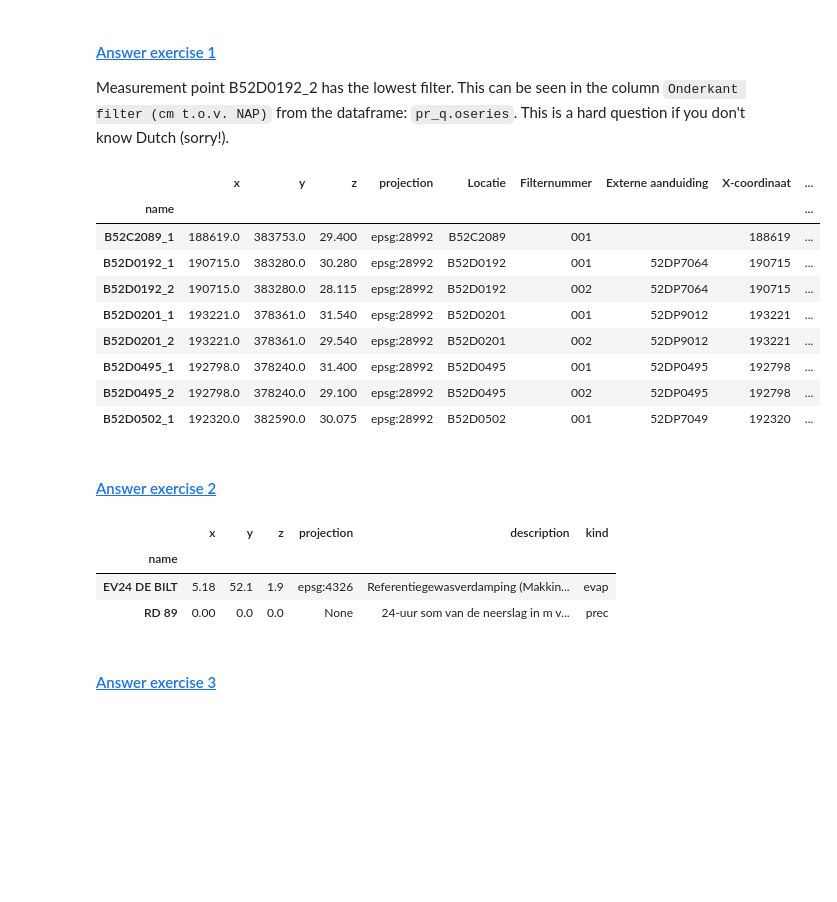
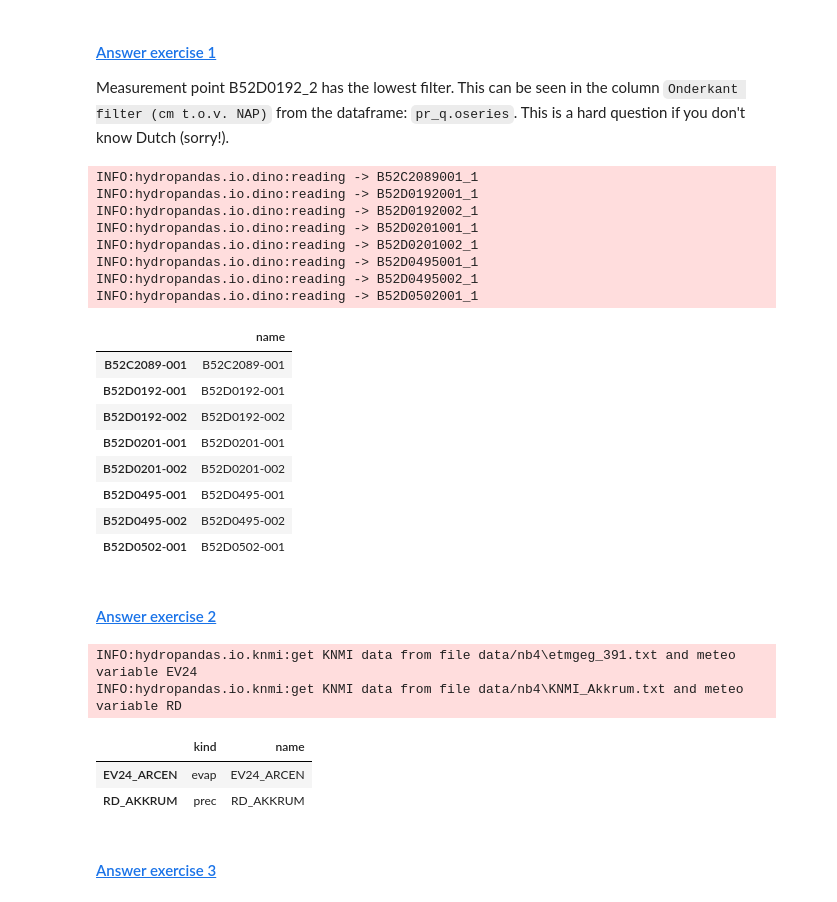
Before and after one commit to MAMBA-python/course-material, a Jupyter notebook: Exercise_notebooks/On_topic/19_pastas/4_pastastore.ipynb, the cells around one changed output. Cells and saved outputs as stored; diff of their text form; code cells hidden in the pictures; blank space fills up the shorter version.

```diff
--- a/Exercise_notebooks/On_topic/19_pastas/4_pastastore.ipynb
+++ b/Exercise_notebooks/On_topic/19_pastas/4_pastastore.ipynb
@@ -25,7 +26,7 @@ if version.parse(ps.__version__) < version.parse('0.16.0'):
 # %%
 # create an empty Pastastore
 conn = pst.DictConnector("pastastore")
-store = pst.PastaStore("pastastore", conn)
+store = pst.PastaStore(conn)
 store
 # %% [output]
 <PastaStore> pastastore:
@@ -39,8 +40,8 @@ datapath = r'data/nb4'
 files = [x for x in os.listdir(datapath) if x.endswith('_1.csv')]
 for file in files:
     fname = os.path.join(datapath,file)
-    series = ps.read_dino(fname)
-    store.add_oseries(series.series_original.dropna(), name=series.name, metadata=series.metadata)
+    series = hpd.GroundwaterObs.from_dino(fname)
+    store.add_oseries(series['stand_m_tov_nap'].dropna(), name=series.name,metadata={'x':series.x, 'y':series.y})
 
 # show the contents of pr.oseries
 store.oseries
@@ -60,14 +63,14 @@ Create a pastastore. Add the observations in the `data/nb4/ex1` directory to the
 We can also add stresses to a pastastore using the `store.add_stress` method. We use the `kind=` argument to tell what kind of stress we add. We add the precipitation-series as `kind='prec'` and the evaporation-series as `kind='evap'`. Stresses are added to `store.stresses`, which is a Pandas DataFrame (just like `store.oseries`). Metadata provided to add_series is shown in the other columns of `store.stresses`.
 # %%
 # add evaporation
-fname = os.path.join(datapath,'KNMI_Bilt.txt')
-series = ps.read_knmi(fname, variables='EV24')
-store.add_stress(series.series_original, name=series.name, kind='evap', metadata=series.metadata)
+fname = os.path.join(datapath,'etmgeg_391.txt')
+series = hpd.MeteoObs.from_knmi('EV24', fname=fname)
+store.add_stress(series, name=series.name, kind='evap', metadata={'x':series.x, 'y':series.y})
 
 # add precipitation
 fname = os.path.join(datapath,'KNMI_Akkrum.txt')
-series = ps.read_knmi(fname, variables='RD')
-store.add_stress(series.series_original, name=series.name, kind='prec', metadata=series.metadata)
+series = hpd.MeteoObs.from_knmi('RD', fname=fname)
+store.add_stress(series, name=series.name, kind='prec', metadata={'x':series.x, 'y':series.y})
 
 # show the stresses inside the pastastore
 store.stresses
@@ -195,51 +201,58 @@ Measurement point B52D0192_2 has the lowest filter. This can be seen in the colu
 # %%
 # add the observations in all the files in the data-directory that end with _1.csv
 conn2 = pst.DictConnector("data_nb4")
-store2 = pst.PastaStore("data_nb4", conn2)
+store2 = pst.PastaStore(conn2)
 
 datapath2 = r'data/nb4/ex1'
 files = [x for x in os.listdir(datapath2) if x.endswith('_1.csv')]
 for file in files:
     fname = os.path.join(datapath2,file)
-    series = ps.read_dino(fname)
-    store2.add_oseries(series.series_original, name=series.name, metadata=series.metadata)
+    series = hpd.GroundwaterObs.from_dino(fname)
+    store2.add_oseries(series['stand_m_tov_nap'], name=series.name)
 
 # show the contents of pr.oseries
 store2.oseries
 # %% [output]
+INFO:hydropandas.io.dino:reading -> B52C2089001_1
+INFO:hydropandas.io.dino:reading -> B52D0192001_1
+INFO:hydropandas.io.dino:reading -> B52D0192002_1
+INFO:hydropandas.io.dino:reading -> B52D0201001_1
+INFO:hydropandas.io.dino:reading -> B52D0201002_1
+INFO:hydropandas.io.dino:reading -> B52D0495001_1
+INFO:hydropandas.io.dino:reading -> B52D0495002_1
+INFO:hydropandas.io.dino:reading -> B52D0502001_1
-|  | x | y | z | projection | Locatie | Filternummer | Externe aanduiding | X-coordinaat | ... |
-| name |  |  |  |  |  |  |  |  | ... |
-| B52C2089_1 | 188619.0 | 383753.0 | 29.400 | epsg:28992 | B52C2089 | 001 |  | 188619 | ... |
-| B52D0192_1 | 190715.0 | 383280.0 | 30.280 | epsg:28992 | B52D0192 | 001 | 52DP7064 | 190715 | ... |
-| B52D0192_2 | 190715.0 | 383280.0 | 28.115 | epsg:28992 | B52D0192 | 002 | 52DP7064 | 190715 | ... |
-| B52D0201_1 | 193221.0 | 378361.0 | 31.540 | epsg:28992 | B52D0201 | 001 | 52DP9012 | 193221 | ... |
-| B52D0201_2 | 193221.0 | 378361.0 | 29.540 | epsg:28992 | B52D0201 | 002 | 52DP9012 | 193221 | ... |
-| B52D0495_1 | 192798.0 | 378240.0 | 31.400 | epsg:28992 | B52D0495 | 001 | 52DP0495 | 192798 | ... |
-| B52D0495_2 | 192798.0 | 378240.0 | 29.100 | epsg:28992 | B52D0495 | 002 | 52DP0495 | 192798 | ... |
-| B52D0502_1 | 192320.0 | 382590.0 | 30.075 | epsg:28992 | B52D0502 | 001 | 52DP7049 | 192320 | ... |
+|  | name |
+| B52C2089-001 | B52C2089-001 |
+| B52D0192-001 | B52D0192-001 |
+| B52D0192-002 | B52D0192-002 |
+| B52D0201-001 | B52D0201-001 |
+| B52D0201-002 | B52D0201-002 |
+| B52D0495-001 | B52D0495-001 |
+| B52D0495-002 | B52D0495-002 |
+| B52D0502-001 | B52D0502-001 |
 # %% [markdown]
 #### <a href="#ex2">Answer exercise 2</a> <a name="ans2"></a>
 # %%
 datapath2 = r'data/nb4'
 
 # add evaporation
-fname = os.path.join(datapath,'KNMI_Bilt.txt')
-series = ps.read_knmi(fname, variables='EV24')
-store2.add_stress(series.series_original, name=series.name, kind='evap', metadata=series.metadata)
+fname = os.path.join(datapath,'etmgeg_391.txt')
+series = hpd.MeteoObs.from_knmi('EV24', fname=fname)
+store2.add_stress(series, name=series.name, kind='evap')
 
-# add precipitatio
+# add precipitation
 fname = os.path.join(datapath,'KNMI_Akkrum.txt')
-series = ps.read_knmi(fname, variables='RD')
-store2.add_stress(series.series_original, name=series.name, kind='prec', metadata=series.metadata)
-
+series = hpd.MeteoObs.from_knmi('RD', fname=fname)
+store2.add_stress(series, name=series.name, kind='prec')
 
 # show the contents of pr.stresses
 store2.stresses
 # %% [output]
+INFO:hydropandas.io.knmi:get KNMI data from file data/nb4\etmgeg_391.txt and meteo variable EV24
+INFO:hydropandas.io.knmi:get KNMI data from file data/nb4\KNMI_Akkrum.txt and meteo variable RD
-|  | x | y | z | projection | description | kind |
-| name |  |  |  |  |  |  |
-| EV24 DE BILT | 5.18 | 52.1 | 1.9 | epsg:4326 | Referentiegewasverdamping (Makkin... | evap |
-| RD 89 | 0.00 | 0.0 | 0.0 | None | 24-uur som van de neerslag in m v... | prec |
+|  | kind | name |
+| EV24_ARCEN | evap | EV24_ARCEN |
+| RD_AKKRUM | prec | RD_AKKRUM |
 # %% [markdown]
 #### <a href="#ex3">Answer exercise 3</a> <a name="ans3"></a>
 # %%
```
Also changed, not shown: parts of 5 cells of this notebook, 1 other file.
